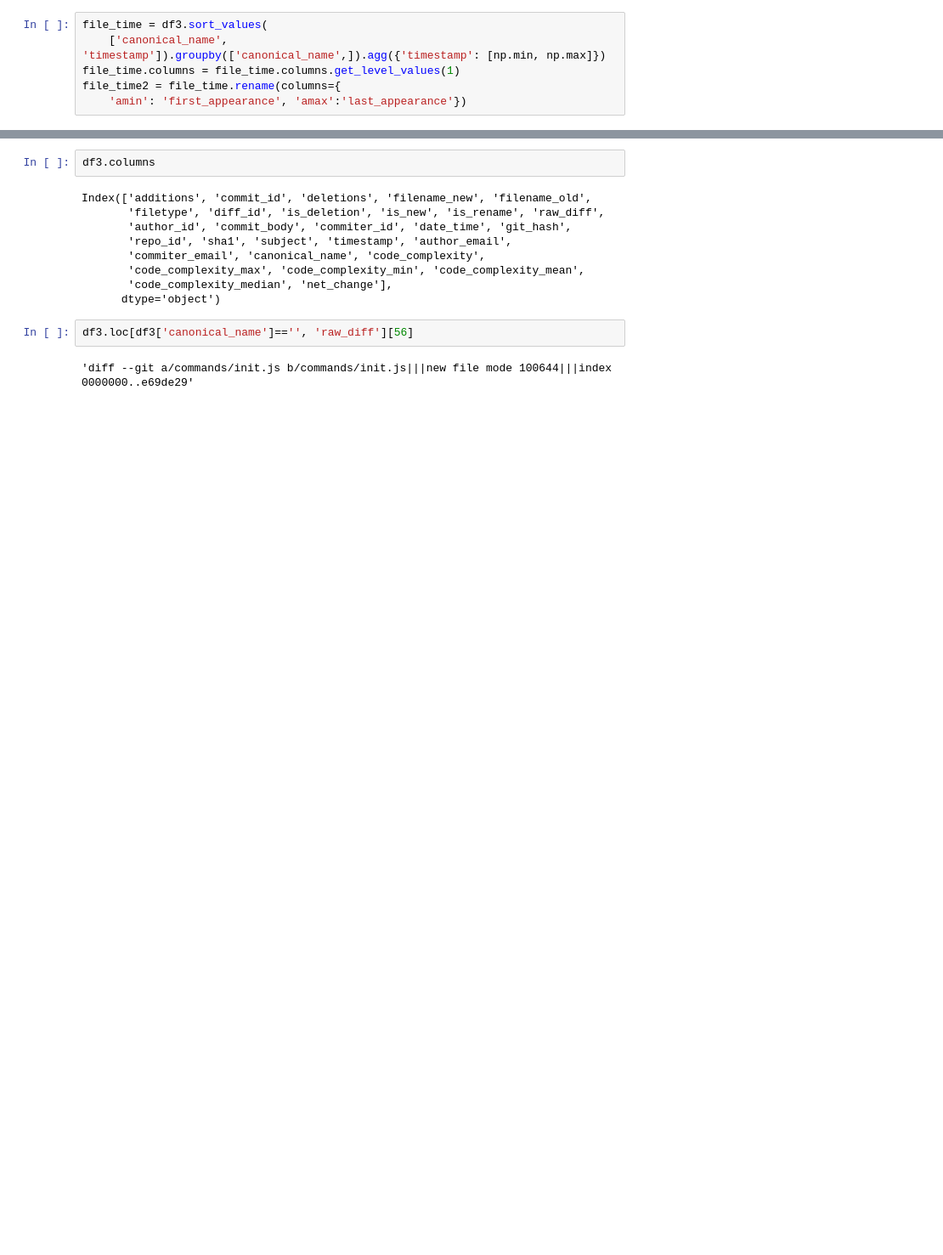
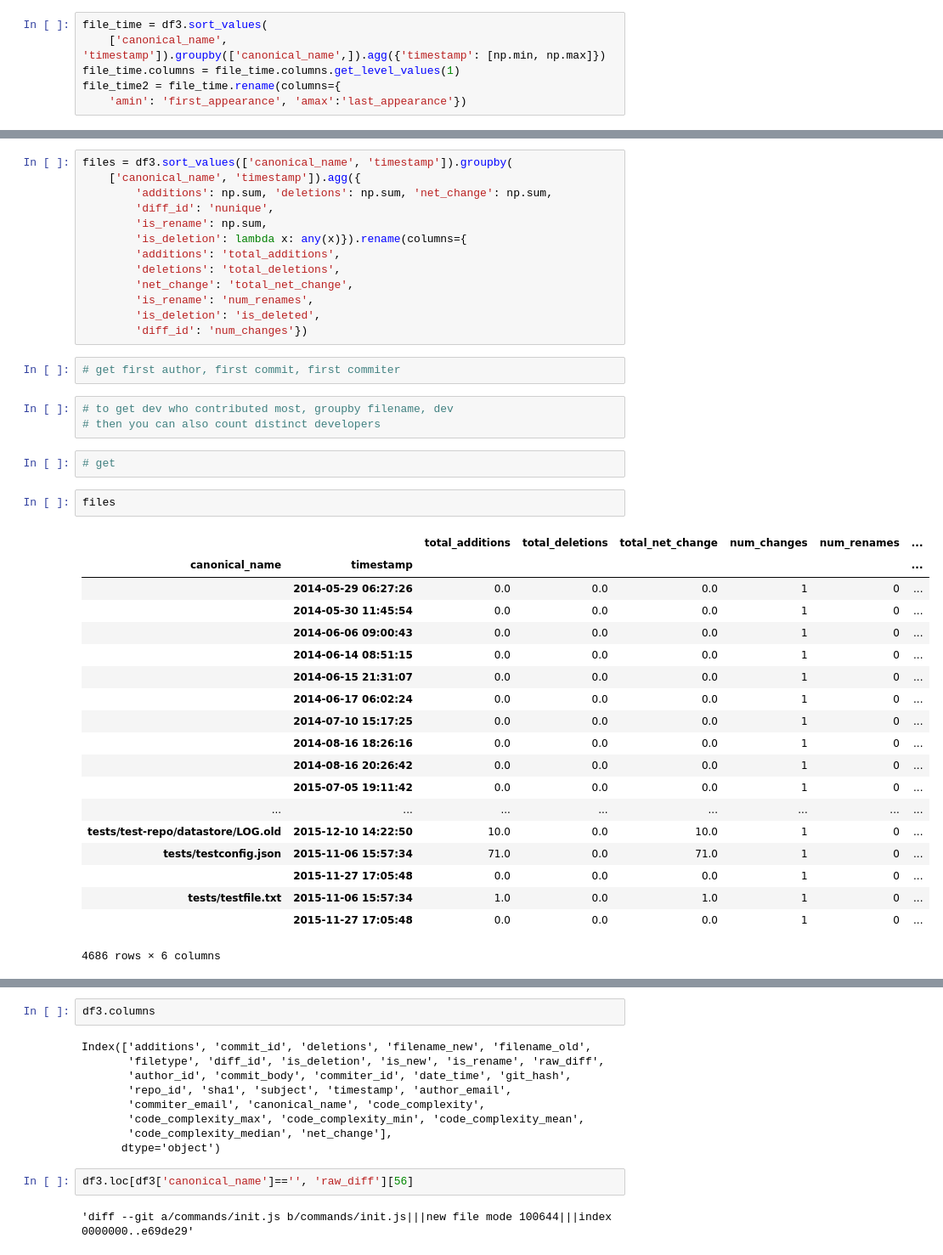
Before and after one commit to LindseyRRay/OS_project_interactions, a Jupyter notebook: Create_Repo_Data.ipynb, the cells around one changed output, grey strips where cells are left out. Shown at 85% size. Drawn from its saved outputs; the diff is of its cells as text; blank space fills up the shorter version.

```diff
--- a/Create_Repo_Data.ipynb
+++ b/Create_Repo_Data.ipynb
@@ -534,0 +505,42 @@ cum_filestats = file_time.groupby('canonical_name').agg({''})
+# %%
+files = df3.sort_values(['canonical_name', 'timestamp']).groupby(
+    ['canonical_name', 'timestamp']).agg({
+        'additions': np.sum, 'deletions': np.sum, 'net_change': np.sum,
+        'diff_id': 'nunique',
+        'is_rename': np.sum,
+        'is_deletion': lambda x: any(x)}).rename(columns={
+        'additions': 'total_additions',
+        'deletions': 'total_deletions',
+        'net_change': 'total_net_change',
+        'is_rename': 'num_renames',
+        'is_deletion': 'is_deleted',
+        'diff_id': 'num_changes'})
+# %%
+# get first author, first commit, first commiter
+# %%
+# to get dev who contributed most, groupby filename, dev
+# then you can also count distinct developers
+# %%
+# get
+# %%
+files
+# %% [output]
+|  |  | total_additions | total_deletions | total_net_change | num_changes | num_renames | ... |
+| canonical_name | timestamp |  |  |  |  |  | ... |
+|  | 2014-05-29 06:27:26 | 0.0 | 0.0 | 0.0 | 1 | 0 | ... |
+|  | 2014-05-30 11:45:54 | 0.0 | 0.0 | 0.0 | 1 | 0 | ... |
+|  | 2014-06-06 09:00:43 | 0.0 | 0.0 | 0.0 | 1 | 0 | ... |
+|  | 2014-06-14 08:51:15 | 0.0 | 0.0 | 0.0 | 1 | 0 | ... |
+|  | 2014-06-15 21:31:07 | 0.0 | 0.0 | 0.0 | 1 | 0 | ... |
+|  | 2014-06-17 06:02:24 | 0.0 | 0.0 | 0.0 | 1 | 0 | ... |
+|  | 2014-07-10 15:17:25 | 0.0 | 0.0 | 0.0 | 1 | 0 | ... |
+|  | 2014-08-16 18:26:16 | 0.0 | 0.0 | 0.0 | 1 | 0 | ... |
+|  | 2014-08-16 20:26:42 | 0.0 | 0.0 | 0.0 | 1 | 0 | ... |
+|  | 2015-07-05 19:11:42 | 0.0 | 0.0 | 0.0 | 1 | 0 | ... |
+| ... | ... | ... | ... | ... | ... | ... | ... |
+| tests/test-repo/datastore/LOG.old | 2015-12-10 14:22:50 | 10.0 | 0.0 | 10.0 | 1 | 0 | ... |
+| tests/testconfig.json | 2015-11-06 15:57:34 | 71.0 | 0.0 | 71.0 | 1 | 0 | ... |
+|  | 2015-11-27 17:05:48 | 0.0 | 0.0 | 0.0 | 1 | 0 | ... |
+| tests/testfile.txt | 2015-11-06 15:57:34 | 1.0 | 0.0 | 1.0 | 1 | 0 | ... |
+|  | 2015-11-27 17:05:48 | 0.0 | 0.0 | 0.0 | 1 | 0 | ... |
+4686 rows × 6 columns
```
Also changed, not shown: parts of 5 cells of this notebook.
